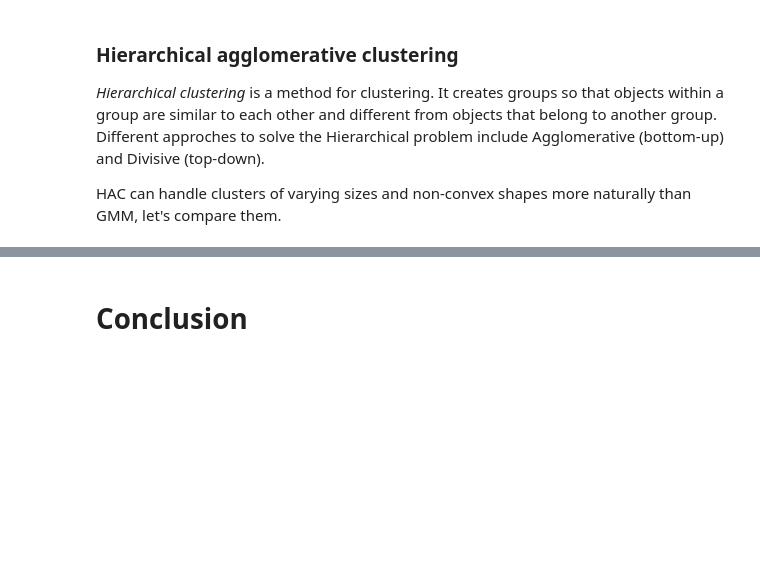
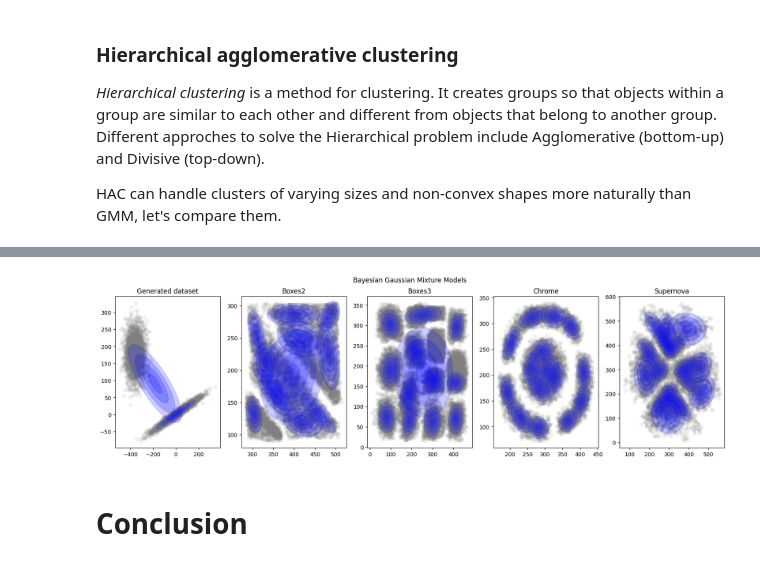
Before and after one commit to davidecapone/MixtureModelsClustering, a Jupyter notebook: notebooks/main.ipynb, the cells around one changed output, grey strips where cells are left out. Cells and saved outputs as stored; diff of their text form; code cells hidden in the pictures; blank space fills up the shorter version.

```diff
--- a/notebooks/main.ipynb
+++ b/notebooks/main.ipynb
@@ -415,2 +494,33 @@ Error:
+# %%
+# Apply Bayesian Gaussian Mixture
+## sklearn's implementation of Bayesian GMM requires the number of components to be specified,
+## but if the actual number of components is lower, the model will converge to the correct number of components
+bgmm_generated_ellipses = BayesianGaussianMixture(n_components=15, random_state=0, max_iter=5000).fit(df_generated)
+bgmm_boxes2_ellipses = BayesianGaussianMixture(n_components=15, random_state=0, max_iter=5000).fit(df_boxes2)
+bgmm_boxes3_ellipses = BayesianGaussianMixture(n_components=15, random_state=0, max_iter=5000).fit(df_boxes3)
+bgmm_chrome_ellipses = BayesianGaussianMixture(n_components=15, random_state=0, max_iter=5000).fit(df_chrome)
+bgmm_supernova_ellipses = BayesianGaussianMixture(n_components=15, random_state=0, max_iter=5000).fit(df_supernova)
+
+# Plotting results
+fig, ax = plt.subplots(1, 5, figsize=(20, 5))
+ax[0].scatter(df_generated['x'], df_generated['y'], c="grey", alpha=0.1)
+make_ellipses(bgmm_generated_ellipses, ax[0], 2)
+ax[0].set_title('Generated dataset')
+ax[1].scatter(df_boxes2['x'], df_boxes2['y'], c="grey", alpha=0.1)
+make_ellipses(bgmm_boxes2_ellipses, ax[1], 11)
+ax[1].set_title('Boxes2')
+ax[2].scatter(df_boxes3['x'], df_boxes3['y'], c="grey", alpha=0.1)
+make_ellipses(bgmm_boxes3_ellipses, ax[2], 13)
+ax[2].set_title('Boxes3')
+ax[3].scatter(df_chrome['x'], df_chrome['y'], c="grey", alpha=0.1)
+make_ellipses(bgmm_chrome_ellipses, ax[3], 15)
+ax[3].set_title('Chrome')
+ax[4].scatter(df_supernova['x'], df_supernova['y'], c="grey", alpha=0.1)
+make_ellipses(bgmm_supernova_ellipses, ax[4], 15)
+ax[4].set_title('Supernova')
+fig.suptitle('Bayesian Gaussian Mixture Models')
+plt.show()
+# %% [output]
+[figure, added]
 # %% [markdown]
 # Conclusion
```
Also changed, not shown: parts of 4 cells of this notebook, 1 other file.
